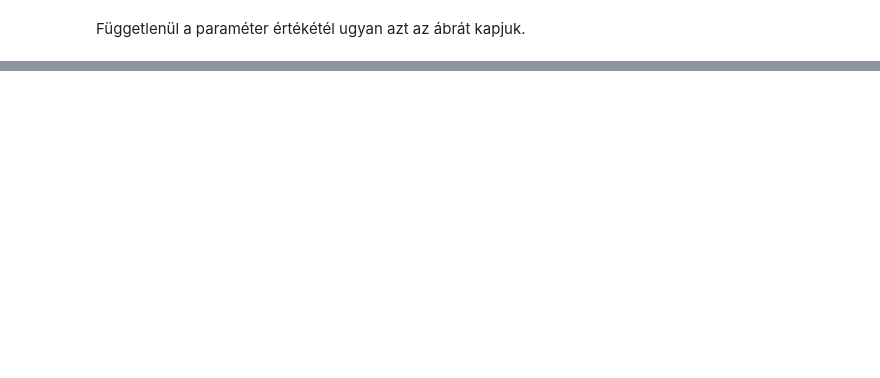
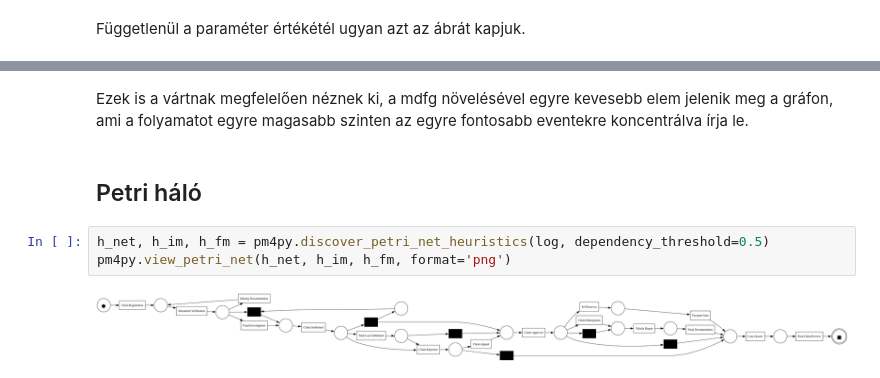
Before and after one commit to heihachi78/fmesfb_beadando, a Jupyter notebook: J0P7MF_beadando.ipynb, the cells around one changed output, grey strips where cells are left out. Drawn from its saved outputs; the diff is of its cells as text; blank space fills up the shorter version.

```diff
--- a/J0P7MF_beadando.ipynb
+++ b/J0P7MF_beadando.ipynb
@@ -434,0 +444,9 @@ for mac in mac_list:
+# %% [markdown]
+Ezek is a vártnak megfelelően néznek ki, a mdfg növelésével egyre kevesebb elem jelenik meg a gráfon, ami a folyamatot egyre magasabb szinten az egyre fontosabb eventekre koncentrálva írja le.
+# %% [markdown]
+## Petri háló
+# %%
+h_net, h_im, h_fm = pm4py.discover_petri_net_heuristics(log, dependency_threshold=0.5)
+pm4py.view_petri_net(h_net, h_im, h_fm, format='png')
+# %% [output]
+[figure, added]
```
Also changed, not shown: parts of 30 cells of this notebook, 4 other files.
